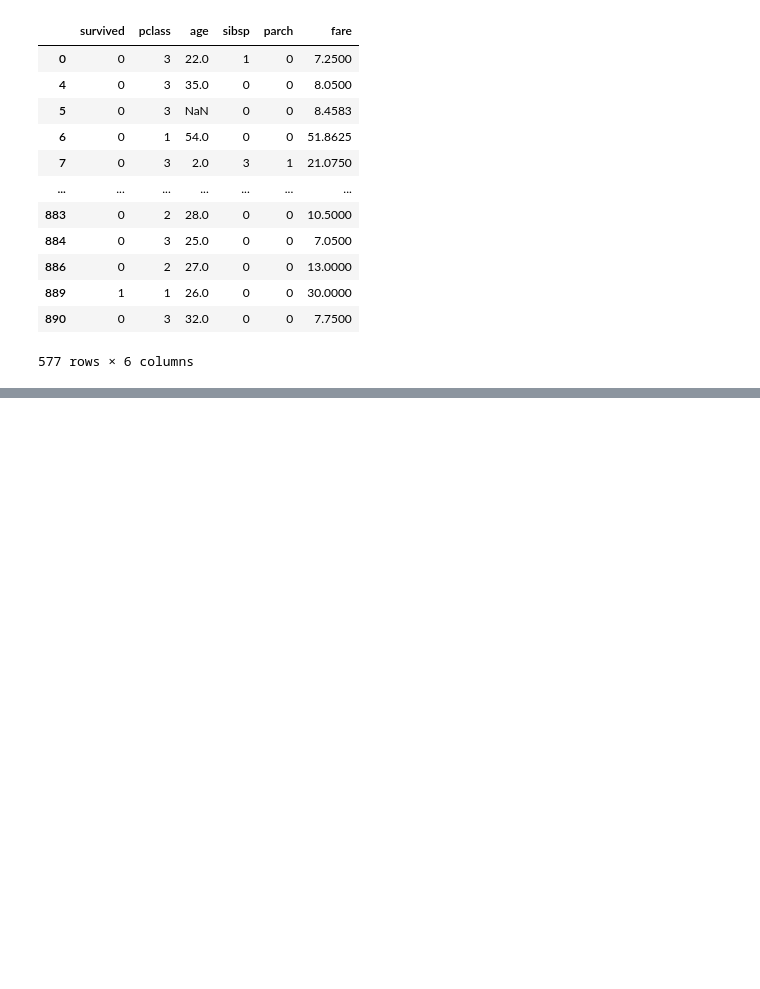
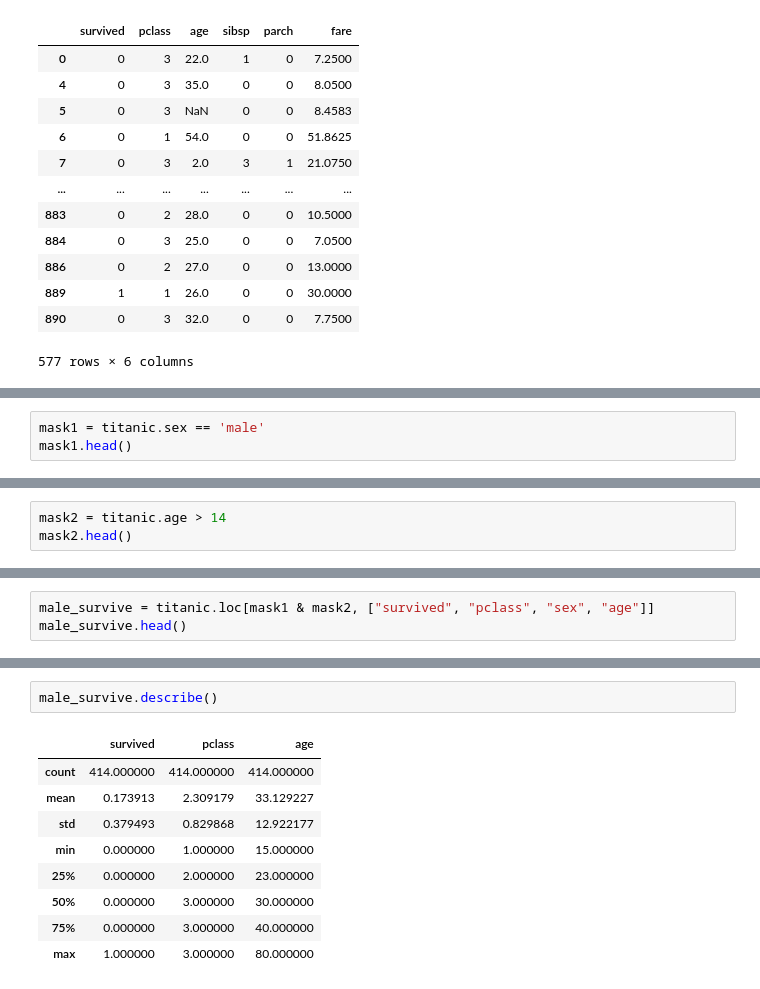
Before and after one commit to Jamal811/Data-Science, a Jupyter notebook: Data-Scince-Projectbase/12-Projects-Data Science course/pandas_Materials/Pandas_1.ipynb, the cells around one changed output, grey strips where cells are left out. Drawn from its saved outputs; the diff is of its cells as text; blank space fills up the shorter version.

```diff
--- a/Data-Scince-Projectbase/12-Projects-Data Science course/pandas_Materials/Pandas_1.ipynb
+++ b/Data-Scince-Projectbase/12-Projects-Data Science course/pandas_Materials/Pandas_1.ipynb
@@ -1699,0 +1711,3 @@ titanic.loc[mask1, ~mask2]
+# %%
+mask1 = titanic.sex == 'male'
+mask1.head()
@@ -1699,0 +1721,3 @@ titanic.loc[mask1, ~mask2]
+# %%
+mask2 = titanic.age > 14
+mask2.head()
@@ -1699,0 +1740,3 @@ titanic.loc[mask1, ~mask2]
+# %%
+male_survive = titanic.loc[mask1 & mask2, ["survived", "pclass", "sex", "age"]]
+male_survive.head()
@@ -1699,0 +1764,12 @@ titanic.loc[mask1, ~mask2]
+# %%
+male_survive.describe()
+# %% [output]
+|  | survived | pclass | age |
+| count | 414.000000 | 414.000000 | 414.000000 |
+| mean | 0.173913 | 2.309179 | 33.129227 |
+| std | 0.379493 | 0.829868 | 12.922177 |
+| min | 0.000000 | 1.000000 | 15.000000 |
+| 25% | 0.000000 | 2.000000 | 23.000000 |
+| 50% | 0.000000 | 3.000000 | 30.000000 |
+| 75% | 0.000000 | 3.000000 | 40.000000 |
+| max | 1.000000 | 3.000000 | 80.000000 |
```
Also changed, not shown: parts of 8 cells of this notebook.
